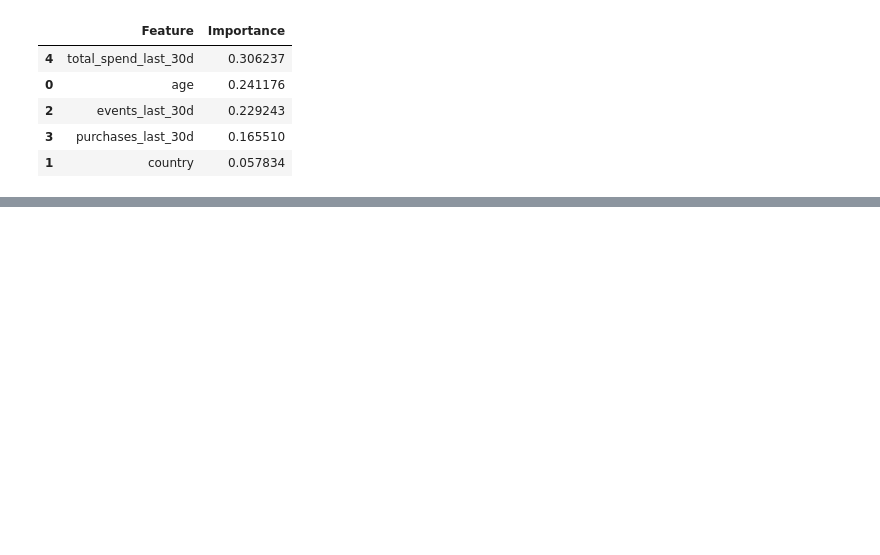
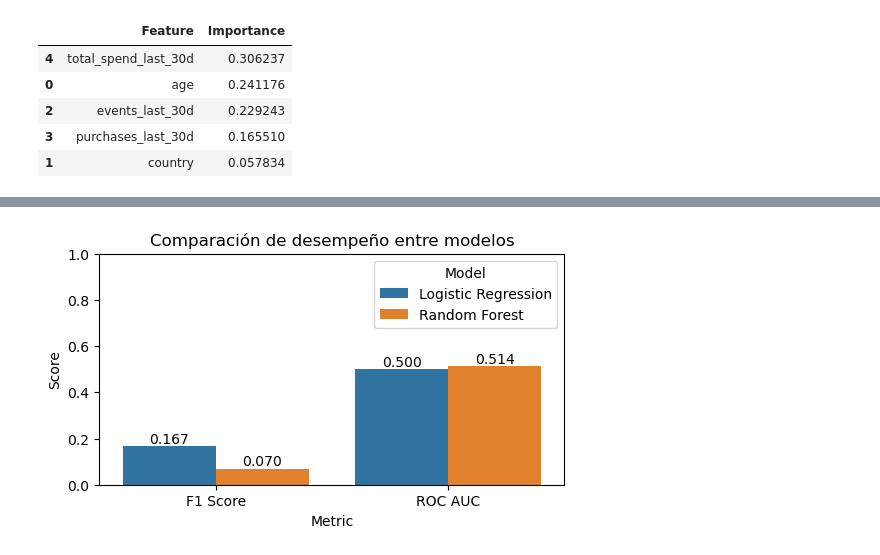
Before and after one commit to Dsharlie/Prueba-WPP-Media, a Jupyter notebook: Parte 2_Modelo.ipynb, the cells around one changed output, grey strips where cells are left out. Saved outputs shown, nothing was run; the diff lists cells and outputs as text; code cells hidden in the pictures; blank space fills up the shorter version.

```diff
--- a/Parte 2_Modelo.ipynb
+++ b/Parte 2_Modelo.ipynb
@@ -305,0 +336,34 @@ plt.show()
+# %%
+
+results = pd.DataFrame({
+    "Model": ["Logistic Regression", "Random Forest"],
+    "F1 Score": [f1_log, f1_rf],
+    "ROC AUC": [auc_log, auc_rf]
+})
+
+results_melted = results.melt(
+    id_vars="Model",
+    var_name="Metric",
+    value_name="Score"
+)
+
+plt.figure(figsize=(6,3))
+
+ax = sns.barplot(
+    data=results_melted,
+    x="Metric",
+    y="Score",
+    hue="Model"
+)
+
+# Etiquetas
+for container in ax.containers:
+    ax.bar_label(container, fmt="%.3f")
+
+plt.ylim(0,1)
+
+plt.title("Comparación de desempeño entre modelos")
+
+plt.show()
+# %% [output]
+[figure, added]
```
Also changed, not shown: parts of 31 cells of this notebook, 2 other files.
